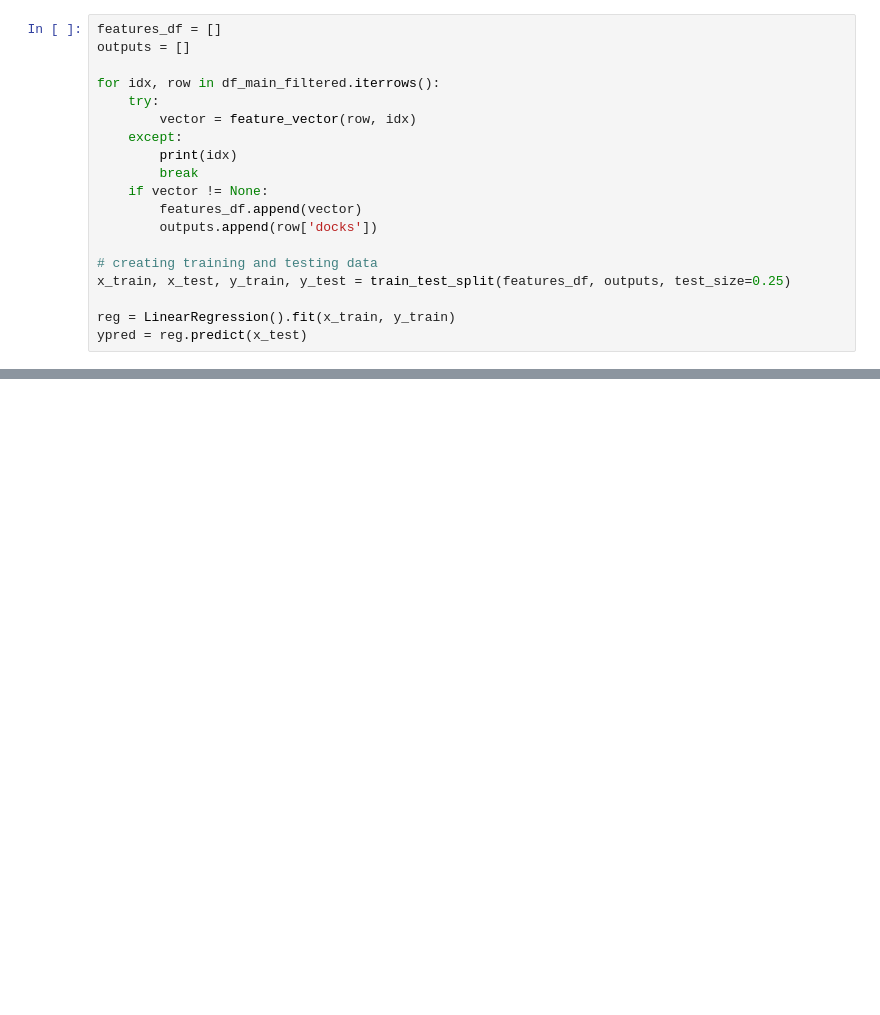
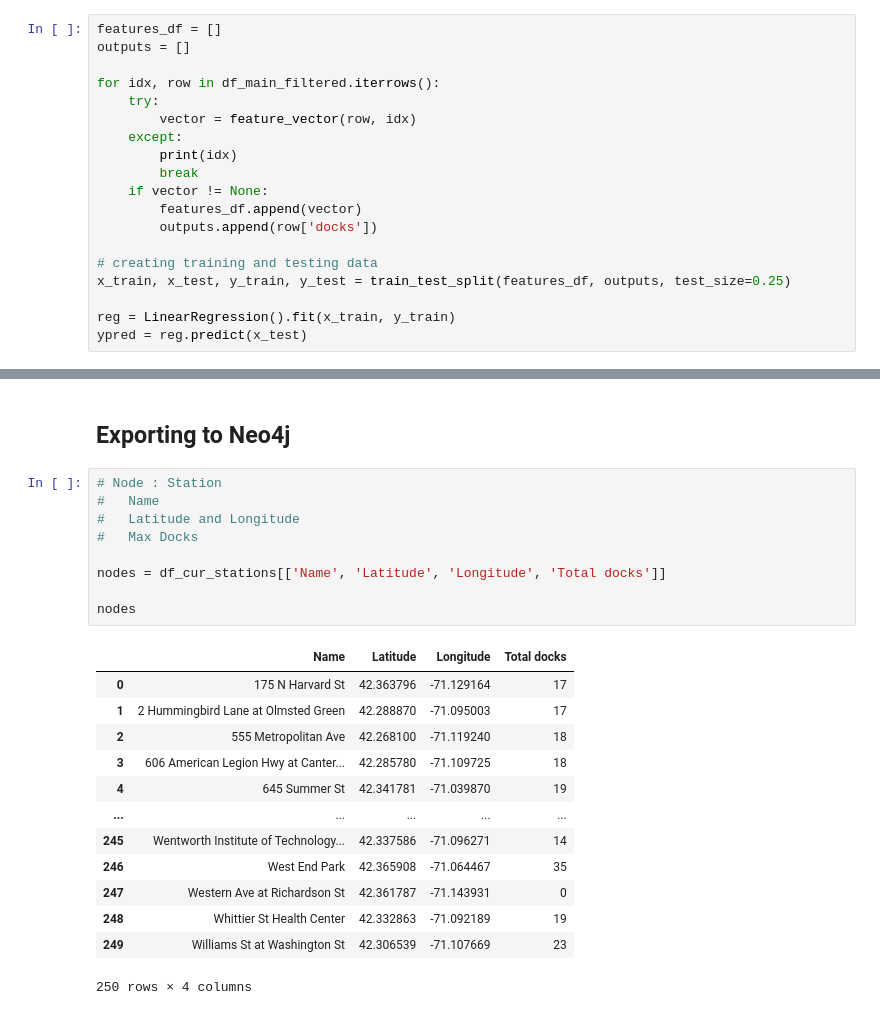
Before and after one commit to fzyang1227/bluebikes, a Jupyter notebook: DS4300_Project_Updated.ipynb, the cells around one changed output, grey strips where cells are left out. Drawn from its saved outputs; the diff is of its cells as text; blank space fills up the shorter version.

Commit message:
added neo4j export code

```diff
--- a/DS4300_Project_Updated.ipynb
+++ b/DS4300_Project_Updated.ipynb
@@ -589,0 +603,25 @@ Text(0.5, 1.0, 'Predicted Docks vs Features with Linear Regression')
+# %% [markdown]
+## Exporting to Neo4j
+# %%
+# Node : Station
+#   Name
+#   Latitude and Longitude
+#   Max Docks
+
+nodes = df_cur_stations[['Name', 'Latitude', 'Longitude', 'Total docks']]
+
+nodes
+# %% [output]
+|  | Name | Latitude | Longitude | Total docks |
+| 0 | 175 N Harvard St | 42.363796 | -71.129164 | 17 |
+| 1 | 2 Hummingbird Lane at Olmsted Green | 42.288870 | -71.095003 | 17 |
+| 2 | 555 Metropolitan Ave | 42.268100 | -71.119240 | 18 |
+| 3 | 606 American Legion Hwy at Canter... | 42.285780 | -71.109725 | 18 |
+| 4 | 645 Summer St | 42.341781 | -71.039870 | 19 |
+| ... | ... | ... | ... | ... |
+| 245 | Wentworth Institute of Technology... | 42.337586 | -71.096271 | 14 |
+| 246 | West End Park | 42.365908 | -71.064467 | 35 |
+| 247 | Western Ave at Richardson St | 42.361787 | -71.143931 | 0 |
+| 248 | Whittier St Health Center | 42.332863 | -71.092189 | 19 |
+| 249 | Williams St at Washington St | 42.306539 | -71.107669 | 23 |
+250 rows × 4 columns
```
Also changed, not shown: parts of 30 cells of this notebook, 3 other files.
